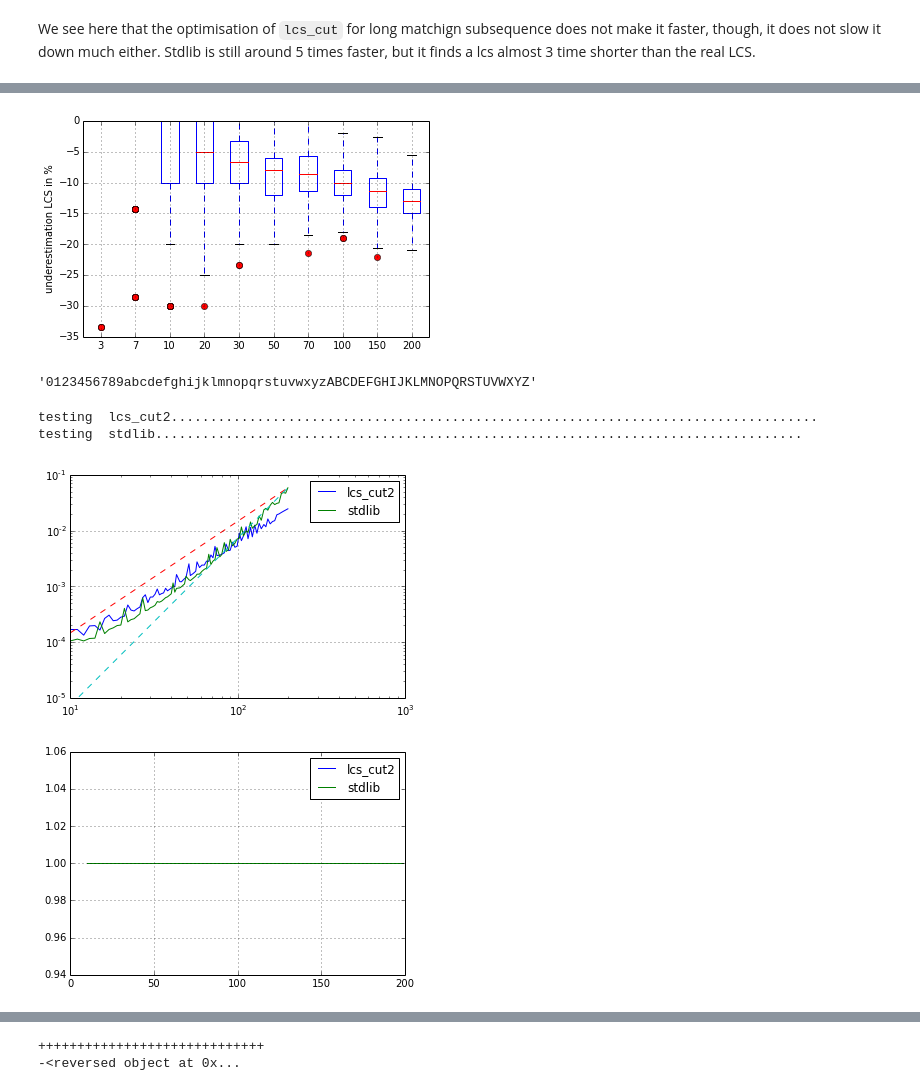
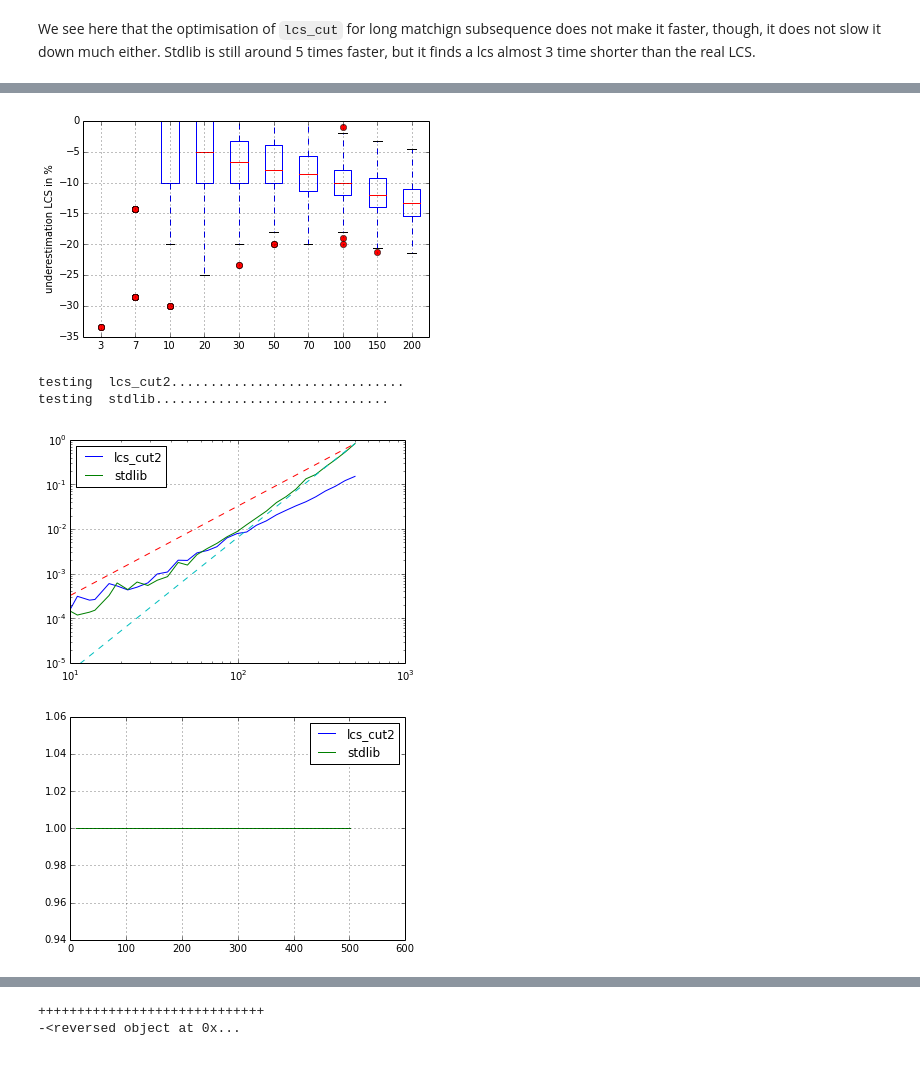
Before and after one commit to Carreau/difflib2.py, a Jupyter notebook: examples/difflib2.ipynb, the cells around one changed output, grey strips where cells are left out. Cells and saved outputs as stored; diff of their text form; code cells hidden in the pictures.

```diff
--- a/examples/difflib2.ipynb
+++ b/examples/difflib2.ipynb
@@ -429,8 +472,6 @@ abcdefghijklmnopqrstuvwxyz0123456789!"#$%&'()*+,-./:;<=>?@[\]^_`{|}~
-# %%
-a = b = 1
 # %%
 def lcs_cut3(s1, s2, bg=None):
-    """dummy minimal"""
+    """dummy minimal, Mock for performance comparison purpouses"""
     m = len(s1)
     n = len(s2)
     rngc = array('I',[0 for x in range(n)]) ## current row
@@ -664,18 +722,13 @@ plt.ylabel('underestimation LCS in %')
 #plt.ylabel('real lcs')
 pass
 # %% [output]
-[figure, old version]
+[figure, new version]
-# %%
-import string
-string.digits + string.ascii_letters
-# %% [output]
-'0123456789abcdefghijklmnopqrstuvwxyzABCDEFGHIJKLMNOPQRSTUVWXYZ'
 # %%
 import numpy as np
 from copy import copy
-r = 1
-nt = 1
-xx = sorted(list(set(map(int, np.logspace(1,2.3,100)))))
+r = 10
+nt = 4
+xx = sorted(list(set(map(int, np.logspace(1,2.7,30)))))
 #xx = list(range(1,200,4))
 ldict  = {k:v for k,v in gdict.items() if k not in {'lcsmatrix','lcs_low_m','lcs_len3','lcs_low_ma','lcs_cut','lcs_cut3'}}
 df = pd.DataFrame(index=xx, columns=ldict.keys())
@@ -686,8 +739,8 @@ seed1 = seed
 seed2 = seed
 seed1 = "dcbet"
 seed2 = "badct"
-#seed1 = "xzbet"
-#seed2 = "badct"
+seed1 = "xzbet"
+seed2 = "badct"
 #seed1 = "xada"
 #seed2 = "baza"
 #seed1 = lorem
@@ -704,36 +757,36 @@ for func in ldict.values():
 #        for pos in [x/50 for x in range(50)]:
 #            s2[int(len(s2)*pos)] = '-'
         s2 = ''.join(s2)
-#        s1 = ("abcdefghijklmnop"*1000)[0:n]i
+#        s1 = ("abcdefghijklmnop"*1000)[0:n]
 #        s2 = ("abcdefghijklmnox"*1000)[0:n]
-        lr = 10000//n**2+1
-        u  = %timeit -o -r{lr} -n{nt} -q func(s1,s2)
-        df[func.__name__].ix[n] = np.mean(u.all_runs)
+        lnt = 1000//n**2+1
+        u  = %timeit -o -r{r} -n{lnt} -q func(s1,s2)
+        df[func.__name__].ix[n] = np.mean(u.all_runs)/lnt
         dr[func.__name__].ix[n] = func(s1,s2)/lcs_cut2(s1,s2)
 # %% [output]
-testing  lcs_cut2...................................................................................
-testing  stdlib...................................................................................
+testing  lcs_cut2..............................
+testing  stdlib..............................
 # %%
 fig, ax = plt.subplots()
 df.plot(x=df.index,ax=ax)
 mx= max(df.index)
-ax.plot(df.index,df.index**2/(mx**2)*df.ix[max(df.index)]['stdlib'],'--')
-ax.plot(df.index,df.index**3/(mx**3)*df.ix[max(df.index)]['stdlib'],'--')
+ax.plot(df.index,df.index**2/(mx**2)*df.ix[max(df.index)]['stdlib'],'--',label='x**2')
+ax.plot(df.index,df.index**3/(mx**3)*df.ix[max(df.index)]['stdlib'],'--',label='x**3')
 #ax.plot(df.index,df.index/(mx)*df.ix[max(df.index)]['lcs_cut2'],'--')
 #ax.set_xlim(xmax=100)
 #ax.set_ylim(ymax=0.02)
 ax.set_yscale('log')
 ax.set_xscale('log')
 ax.set_ylim(ymin=1e-5)
 
 
 fig, ax = plt.subplots()
 dr.plot(x=dr.index,ax=ax)
 #mx= max(df.index)
 #ax.set_yscale('log')
 #ax.set_xscale('log')
 
 pass
 # %% [output]
-[figure, old version]
+[figure, new version]
-[figure, old version]
+[figure, new version]
```
Also changed, not shown: parts of 13 cells of this notebook.
